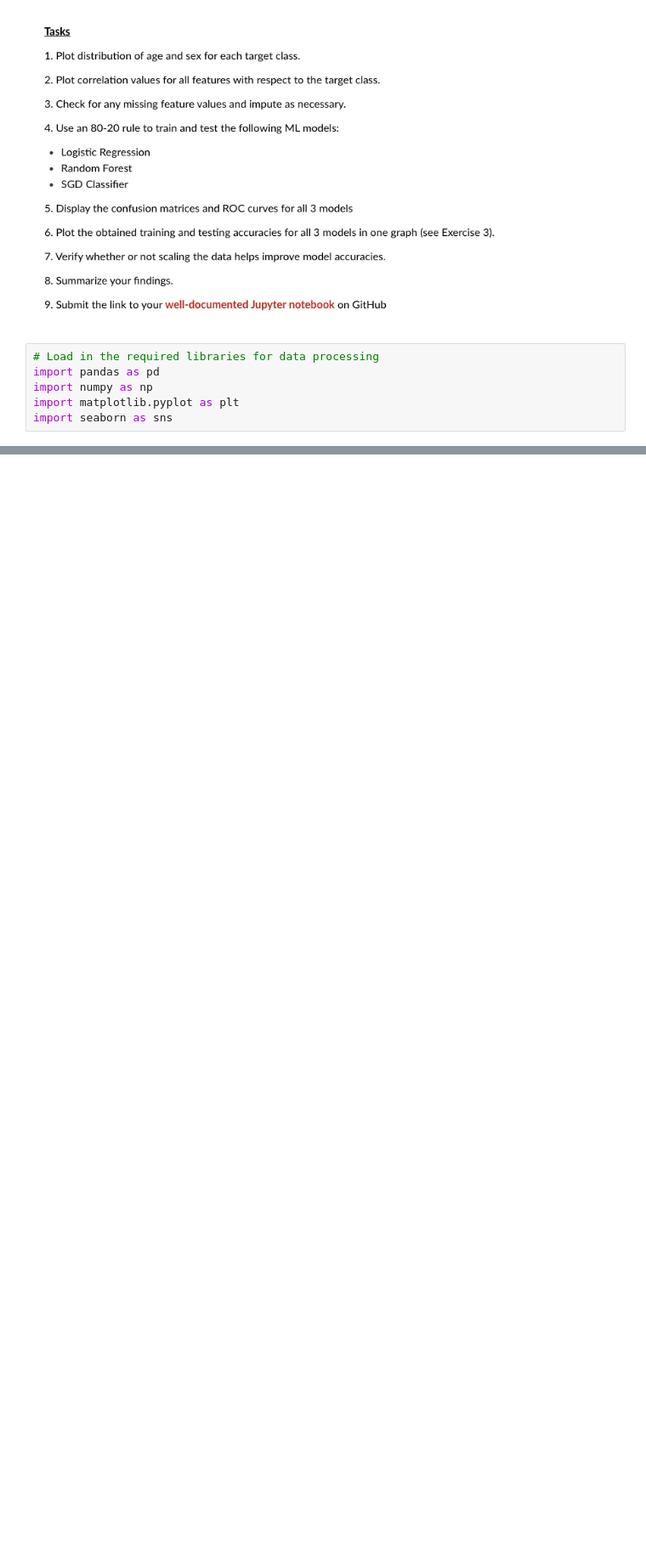
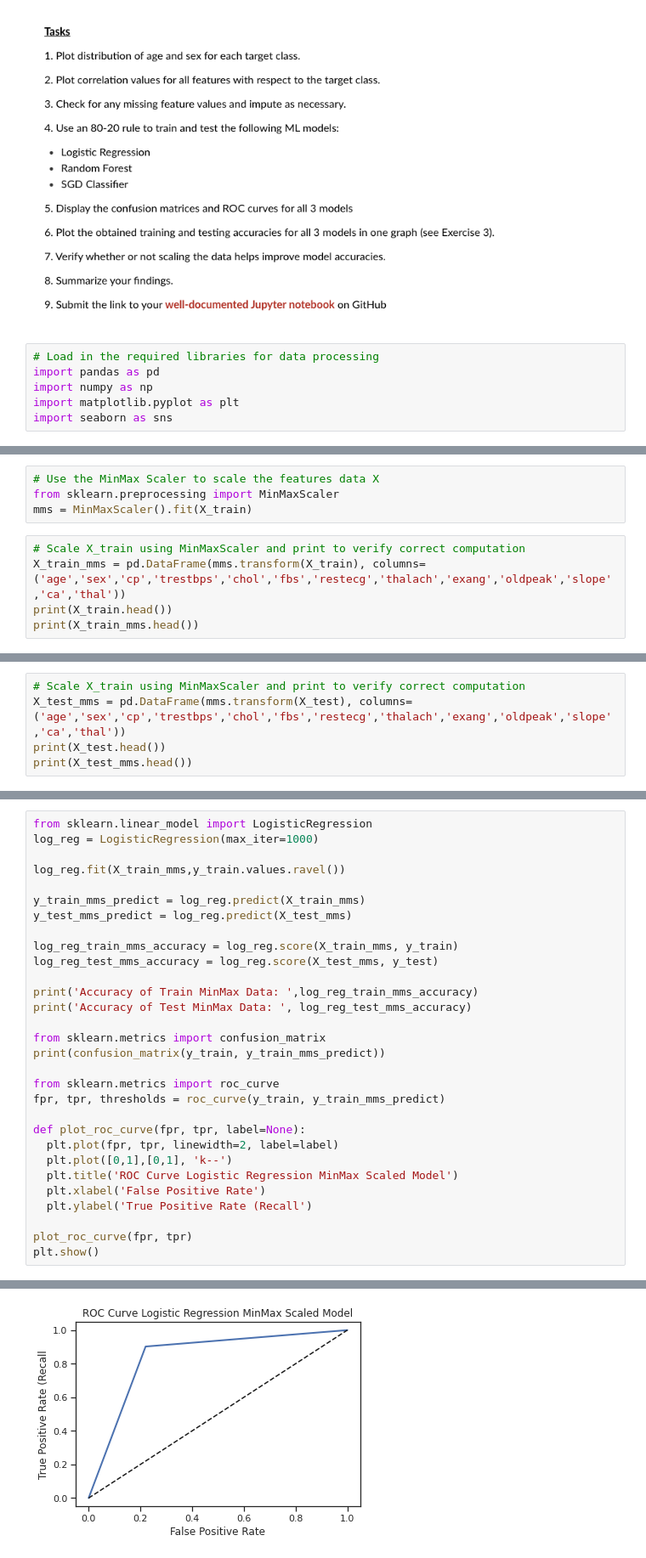
Before and after one commit to jimgrasell/AML, a Jupyter notebook: Project03/Project03_Grasell.ipynb, the cells around one changed output, grey strips where cells are left out. Shown: that part at 85% size. Drawn from its saved outputs; the diff is of its cells as text; blank space fills up the shorter version.

```diff
--- a/Project03/Project03_Grasell.ipynb
+++ b/Project03/Project03_Grasell.ipynb
@@ -18,0 +131,9 @@ HTTPError: ignored
+# %%
+# Use the MinMax Scaler to scale the features data X
+from sklearn.preprocessing import MinMaxScaler
+mms = MinMaxScaler().fit(X_train)
+# %%
+# Scale X_train using MinMaxScaler and print to verify correct computation
+X_train_mms = pd.DataFrame(mms.transform(X_train), columns=('age','sex','cp','trestbps','chol','fbs','restecg','thalach','exang','oldpeak','slope','ca','thal'))
+print(X_train.head())
+print(X_train_mms.head())
@@ -18,0 +157,5 @@ HTTPError: ignored
+# %%
+# Scale X_train using MinMaxScaler and print to verify correct computation
+X_test_mms = pd.DataFrame(mms.transform(X_test), columns=('age','sex','cp','trestbps','chol','fbs','restecg','thalach','exang','oldpeak','slope','ca','thal'))
+print(X_test.head())
+print(X_test_mms.head())
@@ -18,0 +219,31 @@ HTTPError: ignored
+# %%
+from sklearn.linear_model import LogisticRegression
+log_reg = LogisticRegression(max_iter=1000)
+
+log_reg.fit(X_train_mms,y_train.values.ravel())
+
+y_train_mms_predict = log_reg.predict(X_train_mms)
+y_test_mms_predict = log_reg.predict(X_test_mms)
+
+log_reg_train_mms_accuracy = log_reg.score(X_train_mms, y_train)
+log_reg_test_mms_accuracy = log_reg.score(X_test_mms, y_test)
+
+print('Accuracy of Train MinMax Data: ',log_reg_train_mms_accuracy)
+print('Accuracy of Test MinMax Data: ', log_reg_test_mms_accuracy)
+
+from sklearn.metrics import confusion_matrix
+print(confusion_matrix(y_train, y_train_mms_predict))
+
+from sklearn.metrics import roc_curve
+fpr, tpr, thresholds = roc_curve(y_train, y_train_mms_predict)
+
+def plot_roc_curve(fpr, tpr, label=None):
+  plt.plot(fpr, tpr, linewidth=2, label=label)
+  plt.plot([0,1],[0,1], 'k--')
+  plt.title('ROC Curve Logistic Regression MinMax Scaled Model')
+  plt.xlabel('False Positive Rate')
+  plt.ylabel('True Positive Rate (Recall')
+
+plot_roc_curve(fpr, tpr)
+plt.show()
+# %% [output]
@@ -18,0 +254 @@ HTTPError: ignored
+[figure, added]
```
Also changed, not shown: parts of 37 cells of this notebook.
